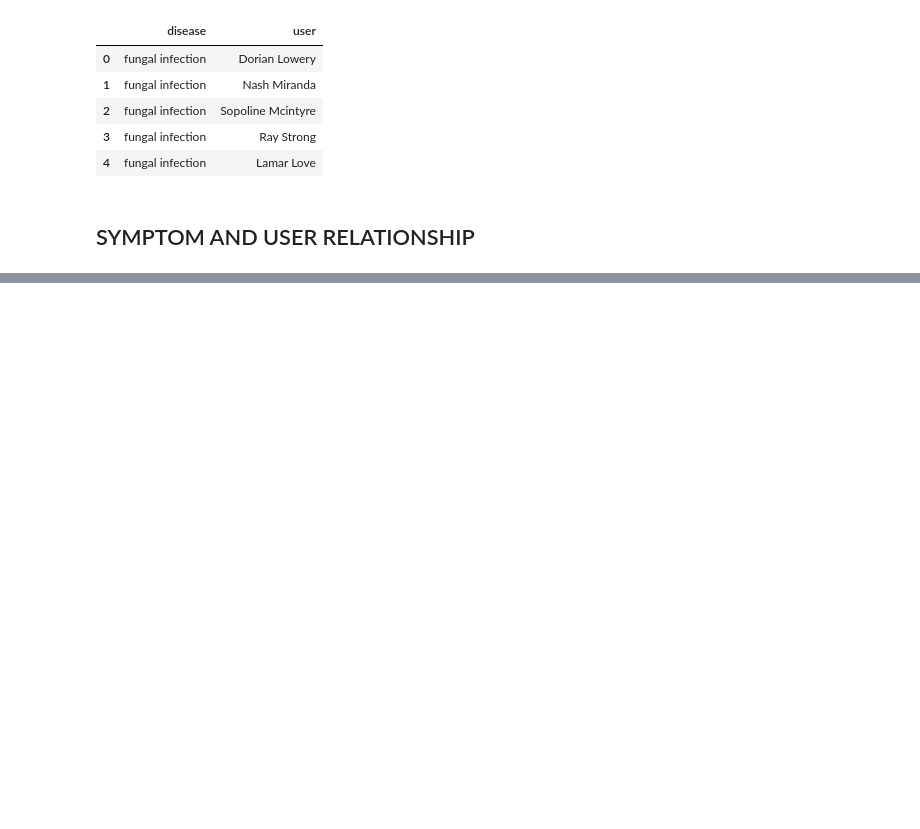
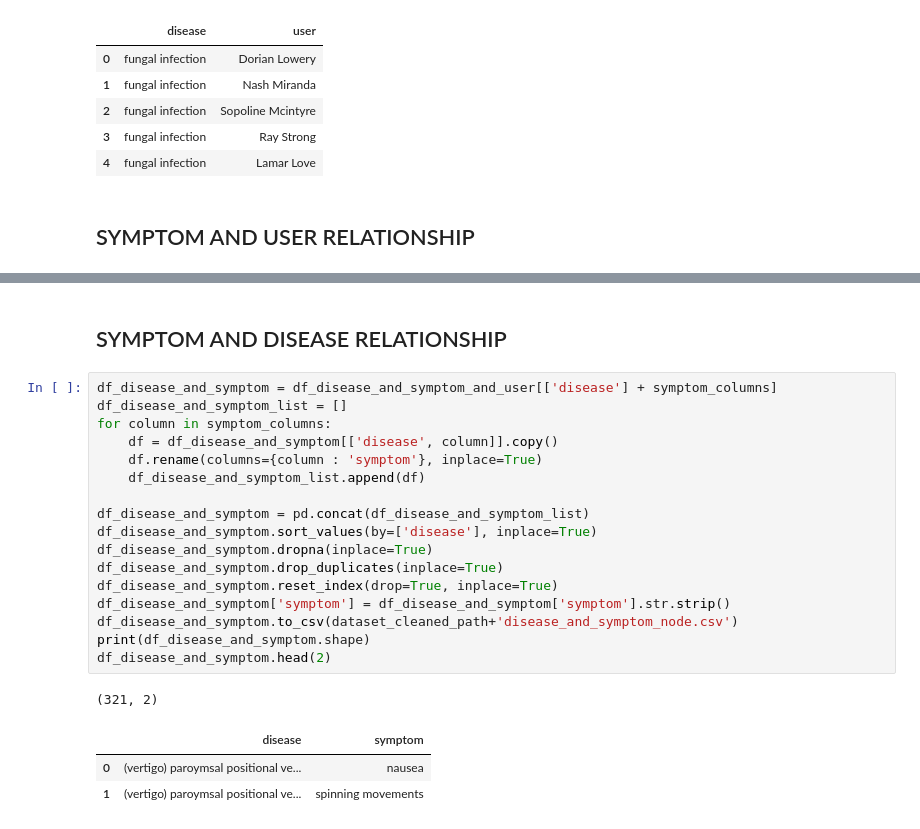
Before and after one commit to RodrigoRenatoPomaLudena/disease_complex_networks_neo4j, a Jupyter notebook: clean_dataset.ipynb, the cells around one changed output, grey strips where cells are left out. Drawn from its saved outputs; the diff is of its cells as text; blank space fills up the shorter version.

Commit message:
Adding relationships between disease and symptom nodes. Updating cleaning script.

```diff
--- a/clean_dataset.ipynb
+++ b/clean_dataset.ipynb
@@ -211,3 +212,27 @@ df_user_and_symptom.head(2)
 |  | user | symptom |
 | 0 | Aaron Munoz | sweating |
 | 1 | Aaron Munoz | weight loss |
+# %% [markdown]
+## SYMPTOM AND DISEASE RELATIONSHIP
+# %%
+df_disease_and_symptom = df_disease_and_symptom_and_user[['disease'] + symptom_columns]
+df_disease_and_symptom_list = []
+for column in symptom_columns:
+    df = df_disease_and_symptom[['disease', column]].copy()
+    df.rename(columns={column : 'symptom'}, inplace=True)
+    df_disease_and_symptom_list.append(df)
+
+df_disease_and_symptom = pd.concat(df_disease_and_symptom_list)
+df_disease_and_symptom.sort_values(by=['disease'], inplace=True)
+df_disease_and_symptom.dropna(inplace=True)
+df_disease_and_symptom.drop_duplicates(inplace=True)
+df_disease_and_symptom.reset_index(drop=True, inplace=True)
+df_disease_and_symptom['symptom'] = df_disease_and_symptom['symptom'].str.strip()
+df_disease_and_symptom.to_csv(dataset_cleaned_path+'disease_and_symptom_node.csv')
+print(df_disease_and_symptom.shape)
+df_disease_and_symptom.head(2)
+# %% [output]
+(321, 2)
+|  | disease | symptom |
+| 0 | (vertigo) paroymsal positional ve... | nausea |
+| 1 | (vertigo) paroymsal positional ve... | spinning movements |
```
Also changed, not shown: parts of 1 cell of this notebook, 2 other files.
